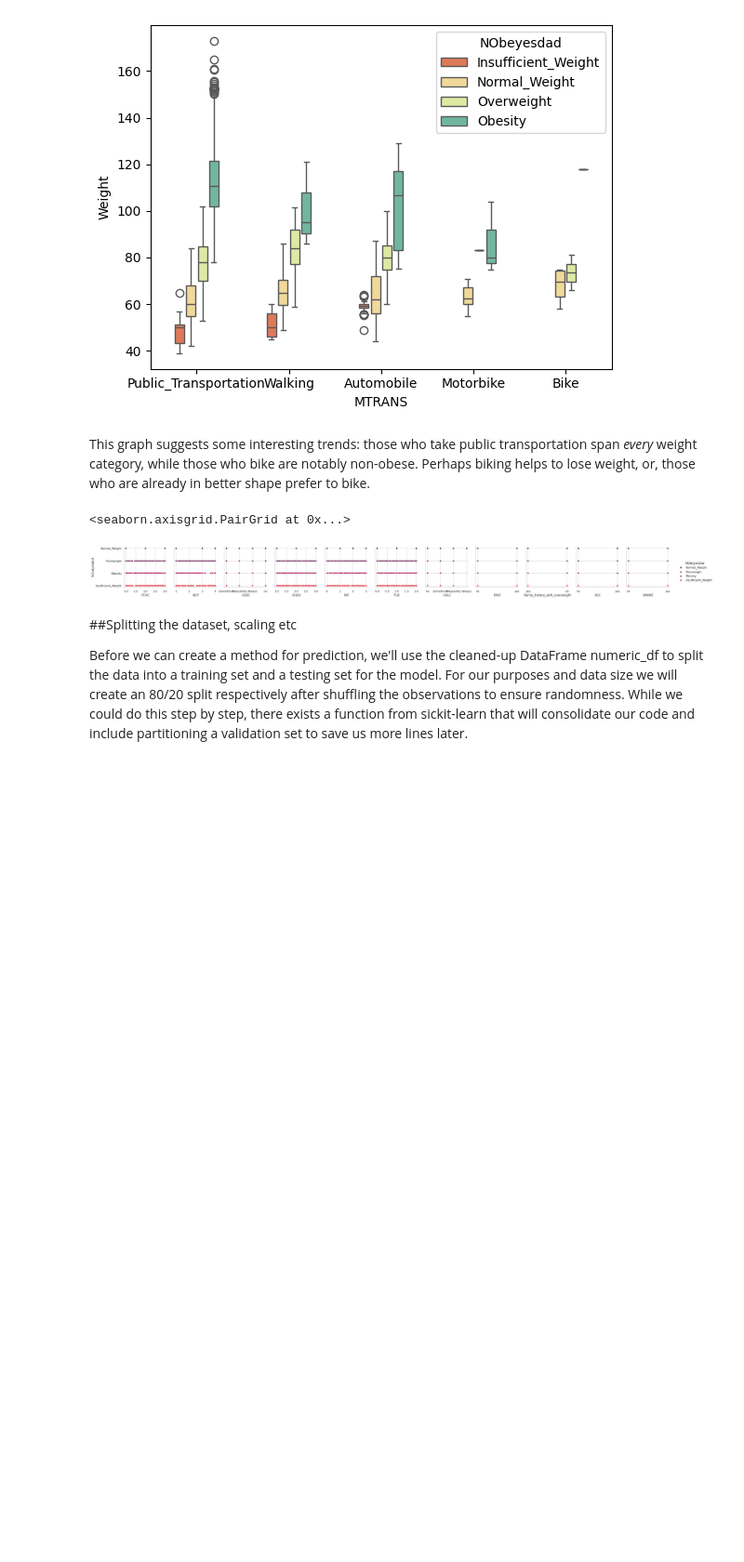
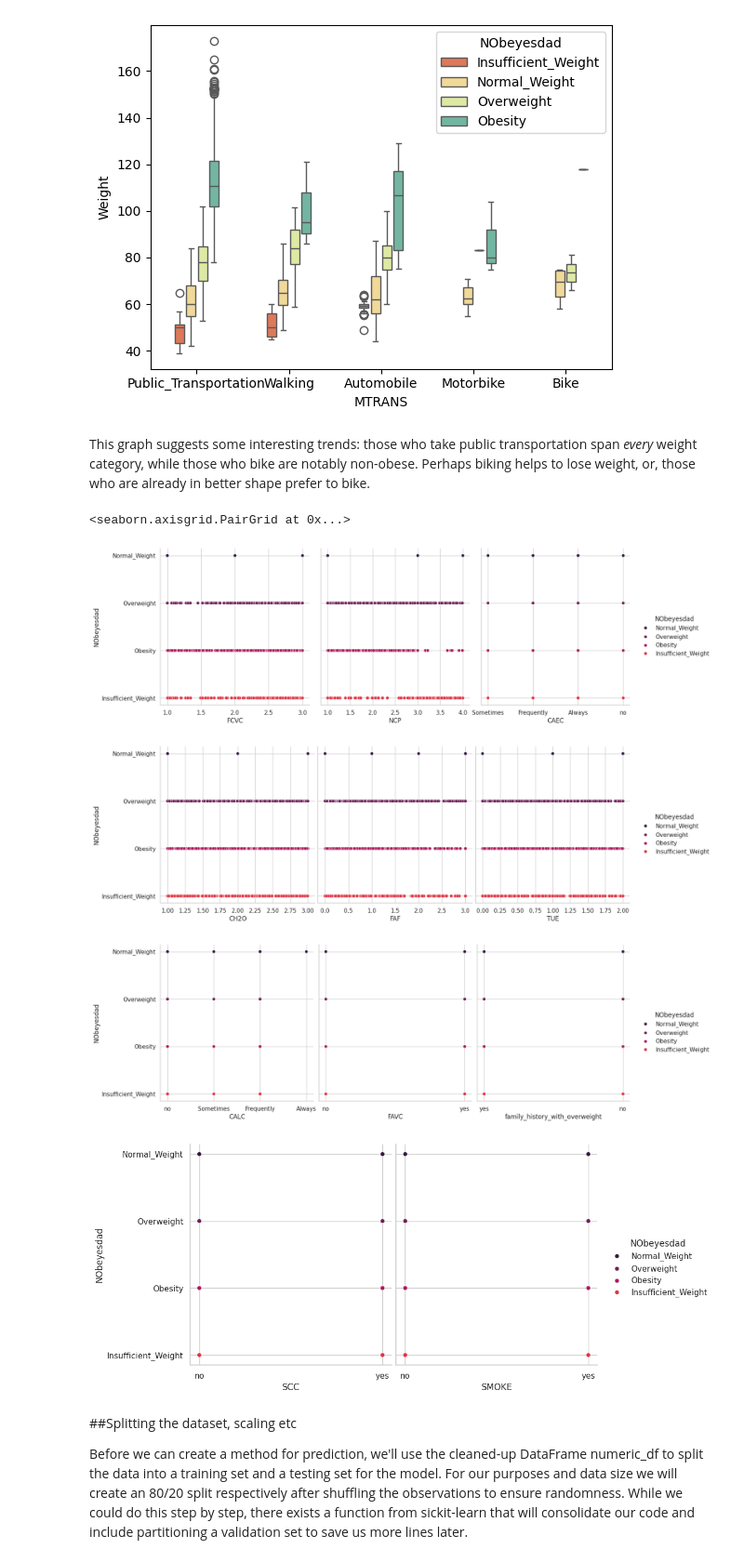
Before and after one commit to zsturk/Dat402_Proj1, a Jupyter notebook: DAT 402 Project 1.ipynb, the cells around one changed output. Shown at 93% size. Saved outputs shown, nothing was run; the diff lists cells and outputs as text; code cells hidden in the pictures; blank space fills up the shorter version.

Commit message:
Rescaled the pairplots and started kNN model

```diff
--- a/DAT 402 Project 1.ipynb
+++ b/DAT 402 Project 1.ipynb
@@ -180,11 +180,17 @@ sns.boxplot(data = df,
 This graph suggests some interesting trends: those who take public transportation span *every* weight category, while those who bike are notably non-obese. Perhaps biking helps to lose weight, or, those who are already in better shape prefer to bike.
 # %%
 
-sns.pairplot(df, hue = "NObeyesdad", y_vars = ['NObeyesdad'], x_vars = ['FCVC', 'NCP', 'CAEC', 'CH2O', 'FAF', 'TUE', 'CALC', 'FAVC',
-                                             'family_history_with_overweight', 'SCC', 'SMOKE'], height = 3, aspect = 1)
+sns.pairplot(df, hue = "NObeyesdad", y_vars = ['NObeyesdad'], x_vars = ['FCVC', 'NCP', 'CAEC'], height = 5, aspect = 1)
+sns.pairplot(df, hue = "NObeyesdad", y_vars = ['NObeyesdad'], x_vars = [ 'CH2O', 'FAF', 'TUE'], height = 5, aspect = 1)
+sns.pairplot(df, hue = "NObeyesdad", y_vars = ['NObeyesdad'], x_vars = ['CALC', 'FAVC',
+                                             'family_history_with_overweight'], height = 5, aspect = 1)
+sns.pairplot(df, hue = "NObeyesdad", y_vars = ['NObeyesdad'], x_vars = ['SCC', 'SMOKE'], height = 5, aspect = 1)
 # %% [output]
 <seaborn.axisgrid.PairGrid at 0x...>
-[figure, old version]
+[figure, new version]
+[figure, added]
+[figure, added]
+[figure, added]
 # %% [markdown]
 ##Splitting the dataset, scaling etc
 
```
Also changed, not shown: parts of 2 cells of this notebook.
